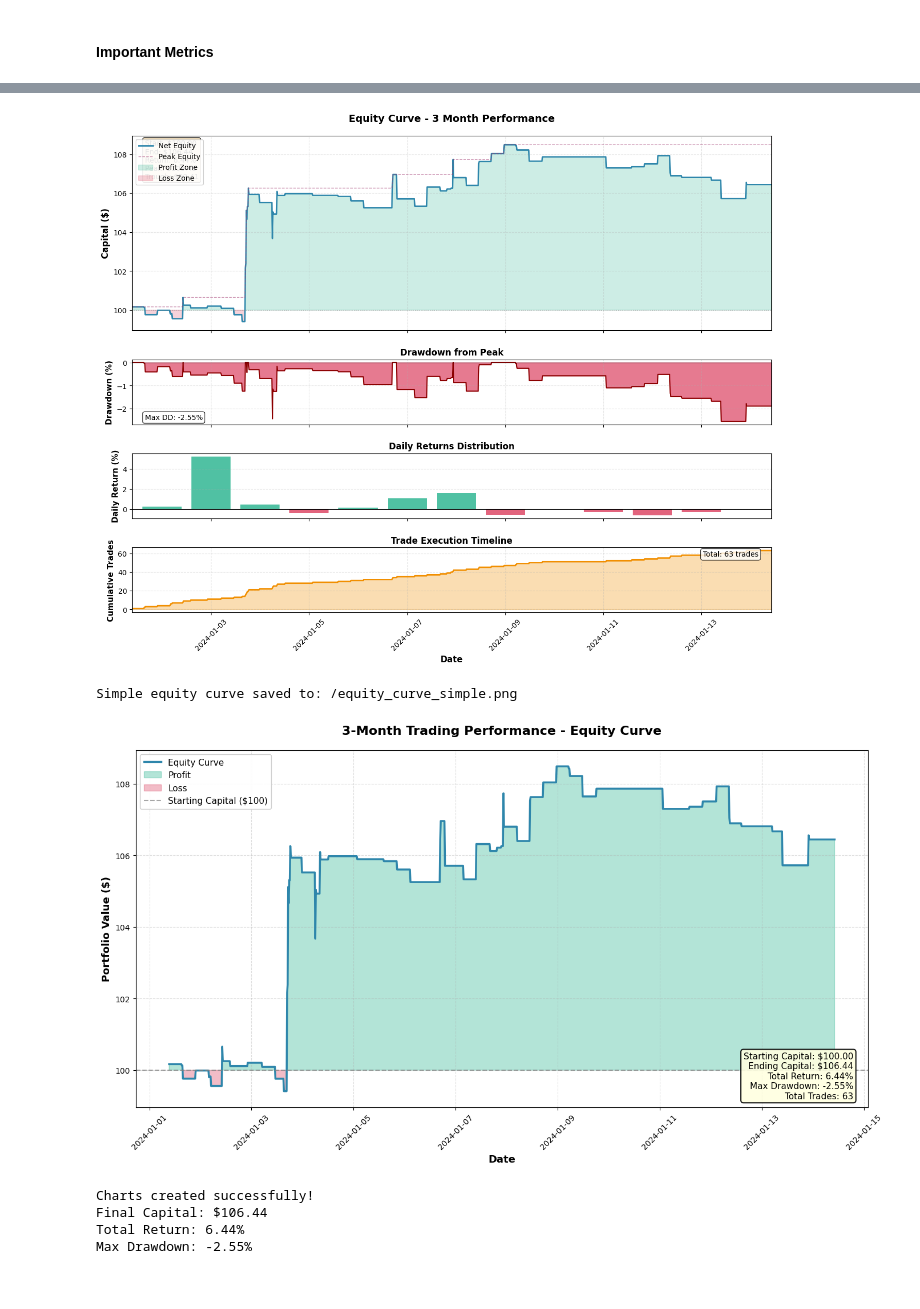
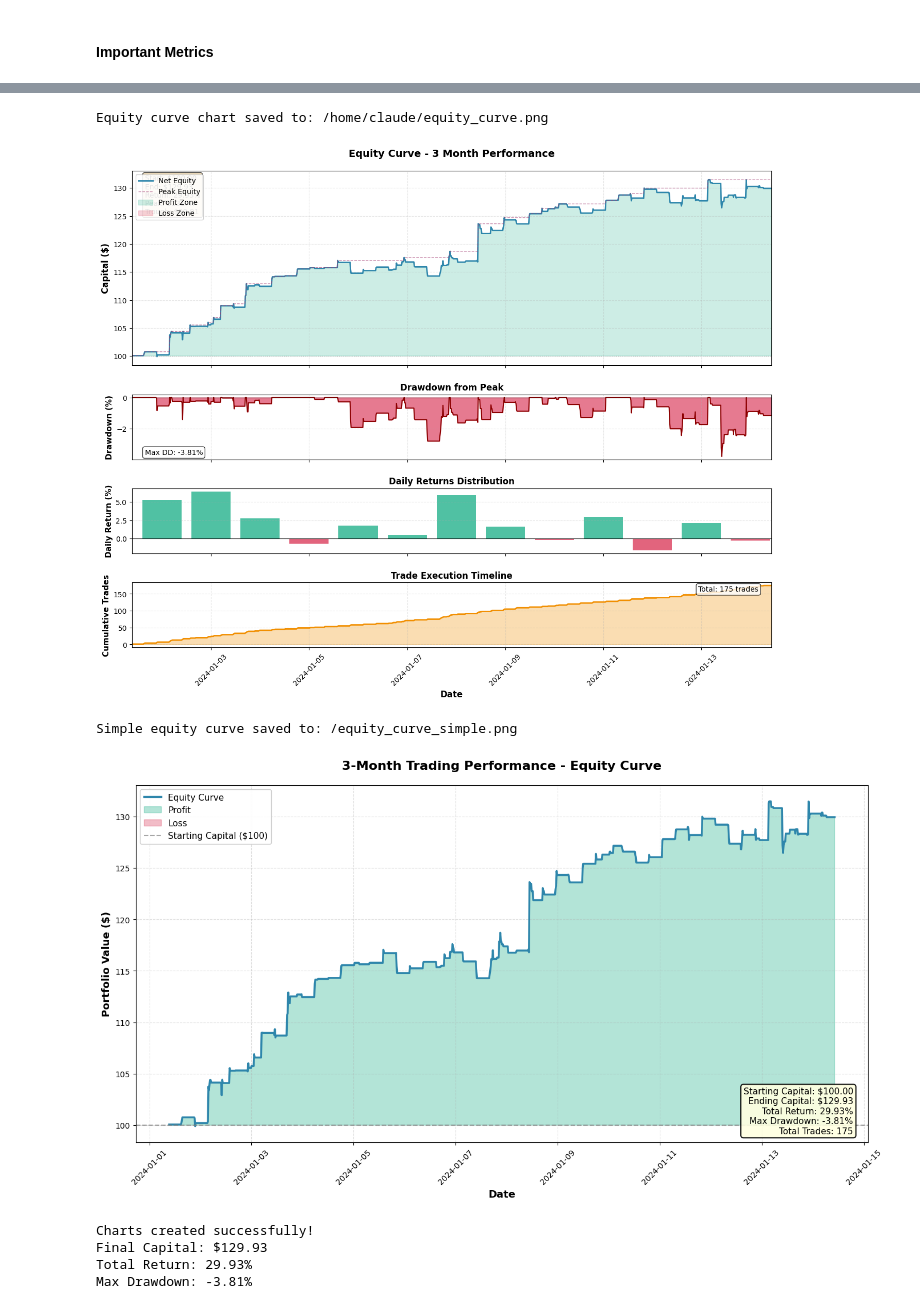
Before and after one commit to tech-ml-quant-luv/Quant-Research, a Jupyter notebook: RESEARCH_2/Multi_class_walk_forward_last_three_months.ipynb, the cells around one changed output, grey strips where cells are left out. Drawn from its saved outputs; the diff is of its cells as text; code cells hidden in the pictures.

```diff
--- a/RESEARCH_2/Multi_class_walk_forward_last_three_months.ipynb
+++ b/RESEARCH_2/Multi_class_walk_forward_last_three_months.ipynb
@@ -11,7 +11,7 @@ from model_module import model_preparation, best_model
 from sklearn.ensemble import GradientBoostingClassifier, RandomForestClassifier
 from sklearn.pipeline import make_pipeline
 # %%
-df = pd.read_csv("./data/angelone_eq_15min_2018_2025.csv").set_index("datetime").drop(columns=["timestamp"])
+df = pd.read_csv("./data/bse_eq_15min_2018_2025.csv").set_index("datetime").drop(columns=["timestamp"])
 # Convert df index to datetime (add this RIGHT AFTER loading/creating df)
 df.index = pd.to_datetime(df.index)
 df.head()
@@ -550,8 +553,7 @@ array([[0.08948981, 0.1619569 , 0.15378823, 0.27455984, 0.32020522],
 # %%
-performance_df = pd.DataFrame()
+performance_df = pd.DataFrame(index=df[df.index >= train_end_date].index)
 # %%
 # Option 1: Get the maximum probability (confidence) for each prediction
-performance_df = pd.DataFrame()
 performance_df["y_pred"] = y_pred
 performance_df["y_pred_probab"] = y_pred_probab.max(axis=1)  # Max probability across classes
 performance_df["y_actual"] = y_test.values
@@ -573,3 +576,11 @@ performance_df
 1253 rows × 3 columns
+# %%
+# Split based on date
+temp_df = df[df.index >= train_end_date]
+performance_df["actual_move"] = temp_df["shifted_log_return"].values
+performance_df["open"] = temp_df["open"]
+performance_df["high"] = temp_df["high"]
+performance_df["low"] = temp_df["low"]
+performance_df["close"] = temp_df["close"]
 # %% [markdown]
 #### Performance accross each class
@@ -1052,7 +1057,7 @@ starting_capital = 100
 transaction_cost_rate = 0.0004
 
 # Apply trading rules
-df['position'] = np.where(((df['y_pred'] == 3) | (df['y_pred'] == 4)) & (df['y_pred_probab'] > 0.31), 1, 0)
+df['position'] = np.where(((df['y_pred'] == 3) | (df['y_pred'] == 4)) & (df['y_pred_probab'] > 0.29), 1, 0)
 df['traded'] = df['position'] != 0
 
 # Calculate returns
@@ -1221,10 +1226,11 @@ Equity curve chart saved to: /home/claude/equity_curve.png
+Equity curve chart saved to: /home/claude/equity_curve.png
-[figure, old version]
+[figure, new version]
-Simple equity curve saved to: /equity_curve_simple.png
+Simple equity curve saved to: /equity_curve_simple.png
-[figure, old version]
+[figure, new version]
-Charts created successfully!
-Final Capital: $106.44
-Total Return: 6.44%
-Max Drawdown: -2.55%
+Charts created successfully!
+Final Capital: $129.93
+Total Return: 29.93%
+Max Drawdown: -3.81%
 # %%
 import pandas as pd
 import numpy as np
```
Also changed, not shown: parts of 23 cells of this notebook, 3 other files.
